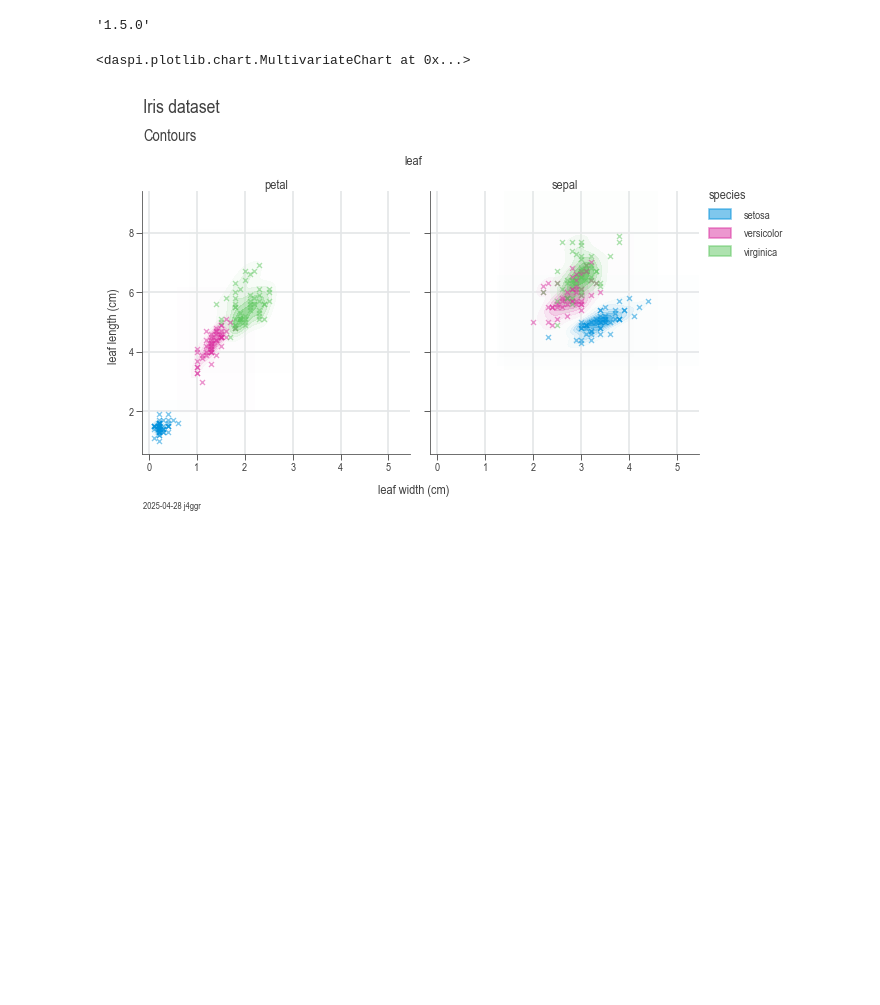
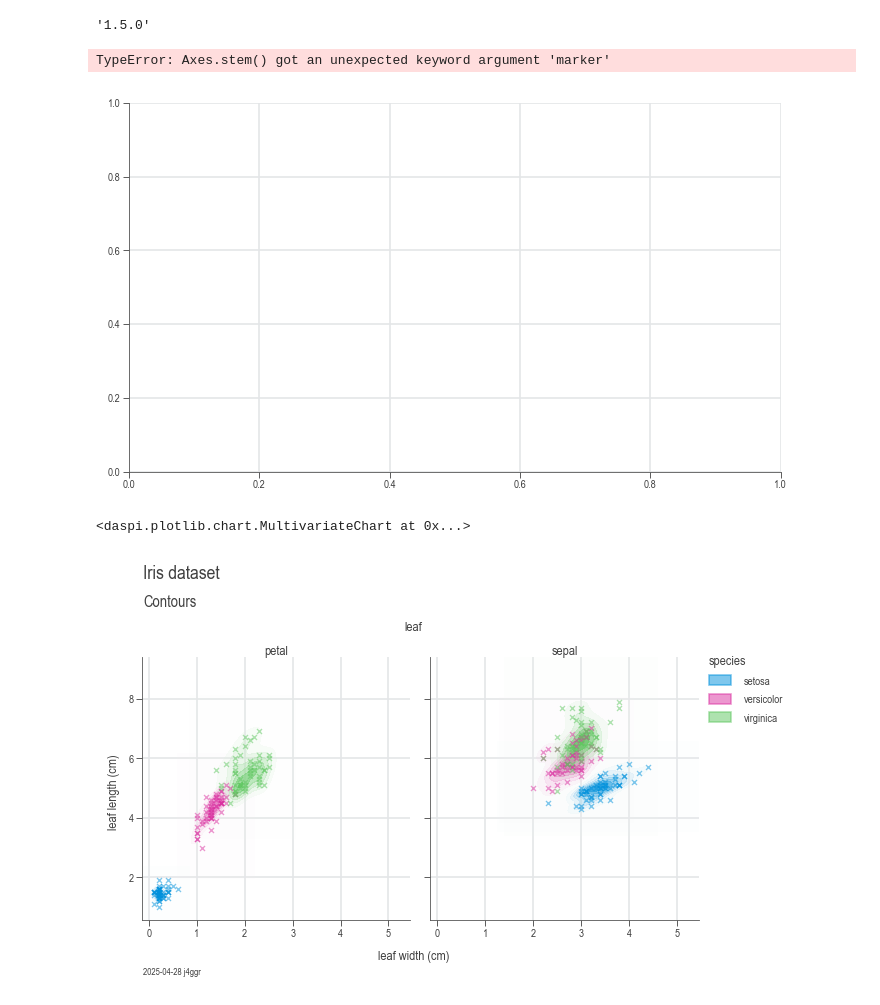
Before and after one commit to j4ggr/DaSPi, a Jupyter notebook: notebooks/doc-content_readme.ipynb, the cells around one changed output. Cells and saved outputs as stored; diff of their text form; code cells hidden in the pictures; blank space fills up the shorter version.

```diff
--- a/notebooks/doc-content_readme.ipynb
+++ b/notebooks/doc-content_readme.ipynb
@@ -5,6 +5,24 @@ dsp.STR._username_ = 'j4ggr'
 dsp.__version__
 # %% [output]
 '1.5.0'
+# %%
+import numpy as np
+import daspi as dsp
+import pandas as pd
+
+df = pd.DataFrame({'x': list(x*np.pi/50 for x in range(100))})
+df['y'] = np.cos(df['x'])
+
+chart = dsp.SingleChart(
+        source=df,
+        target='y',
+        feature='x'
+    ).plot(
+        dsp.Stem,
+        kw_call=dict(color='red', s=20, marker='s', alpha=0.6))
+# %% [output]
+TypeError: Axes.stem() got an unexpected keyword argument 'marker'
+[figure, added]
 # %%
 import daspi as dsp
 df = dsp.load_dataset('iris')
```
Also changed, not shown: 7 other files.
